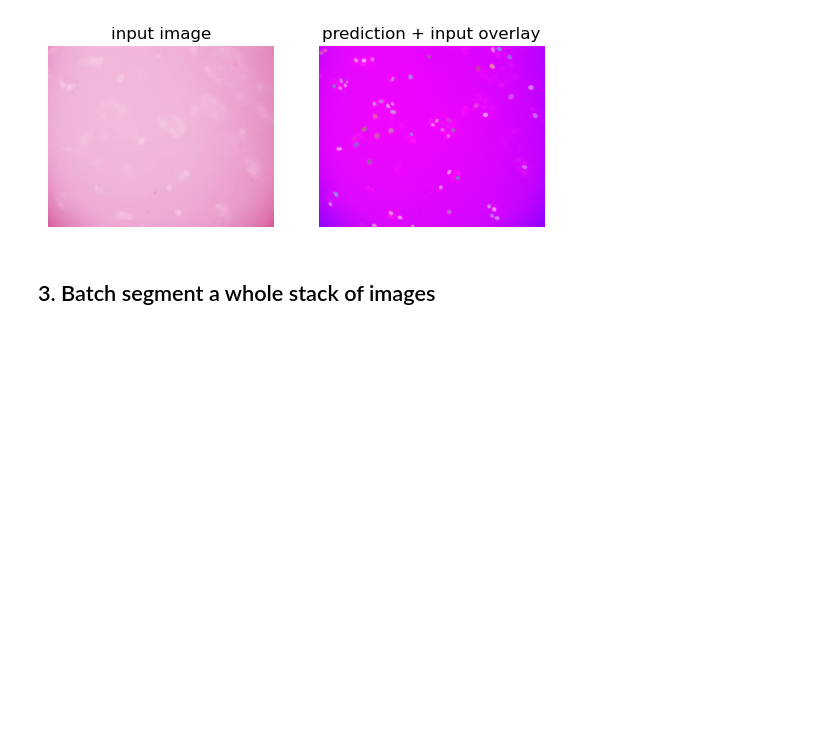
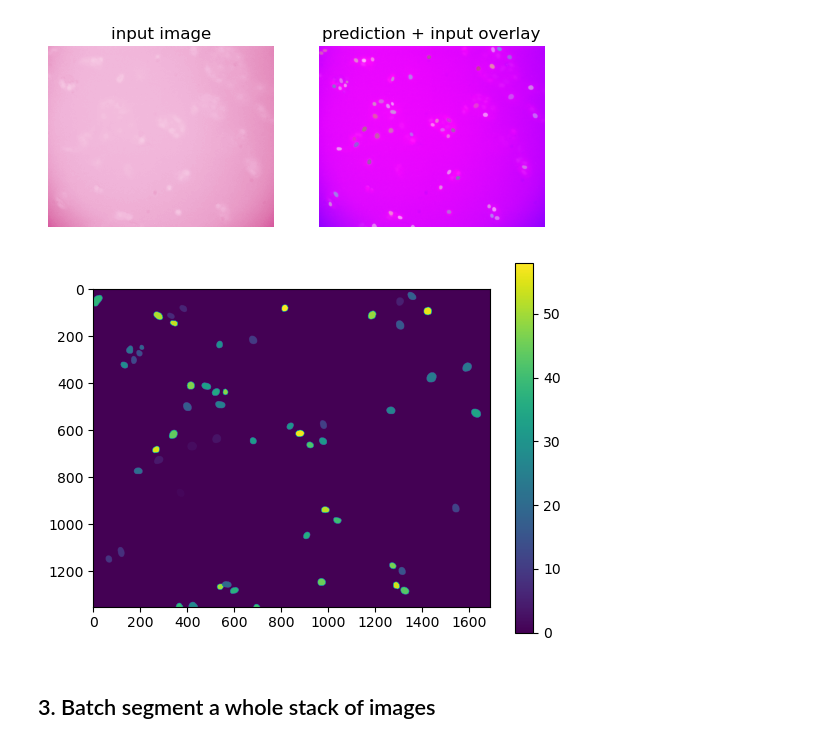
Before and after one commit to lowe-lab-ucl/segment-classify-track, a Jupyter notebook: stardist_segmentation.ipynb, the cells around one changed output. Cells and saved outputs as stored; diff of their text form; code cells hidden in the pictures; blank space fills up the shorter version.

```diff
--- a/stardist_segmentation.ipynb
+++ b/stardist_segmentation.ipynb
@@ -65,7 +65,7 @@ img.shape
 ### 2.1 Test run and display initial results
 # %%
 # initialise test segmentation
-labels, _ = model.predict_instances(normalize(img))
+labels, details = model.predict_instances(normalize(img))
 
 # plot input image and prediction
 plt.clf()
@@ -81,3 +81,9 @@ plt.show()
 # %% [output]
 Clipping input data to the valid range for imshow with RGB data ([0..1] for floats or [0..255] for integers).
 [figure]
+# %%
+plt.imshow(labels)
+plt.colorbar()
+plt.show()
+# %% [output]
+[figure, added]
```
Also changed, not shown: parts of 3 cells of this notebook, 3 other files.
